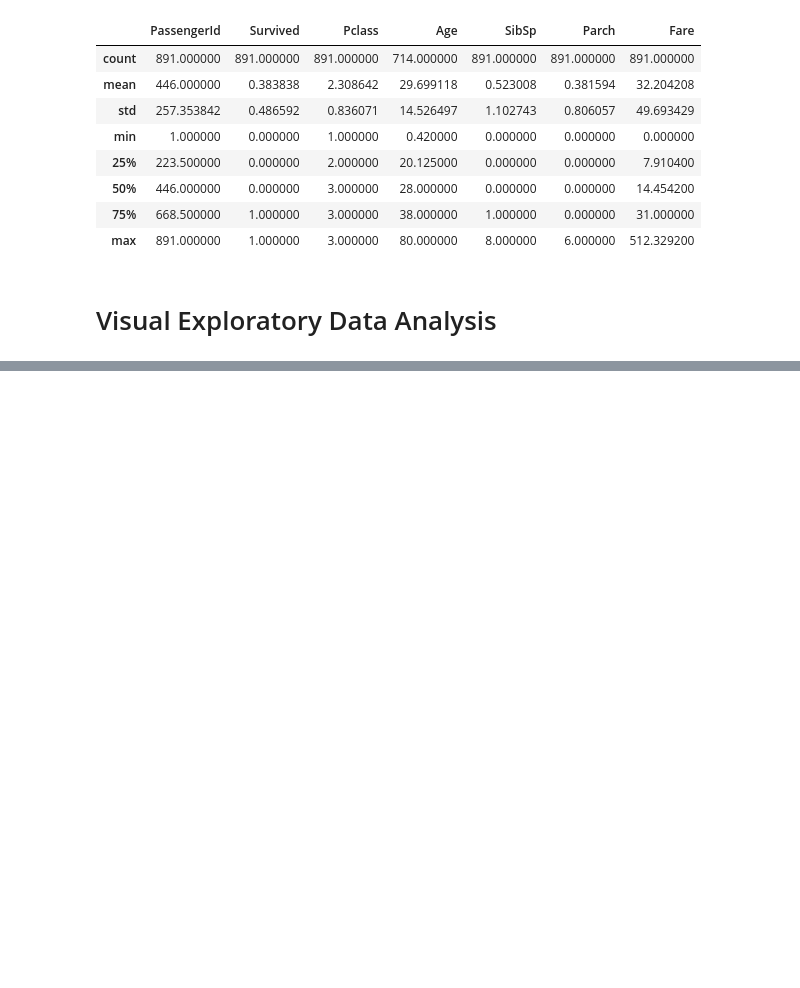
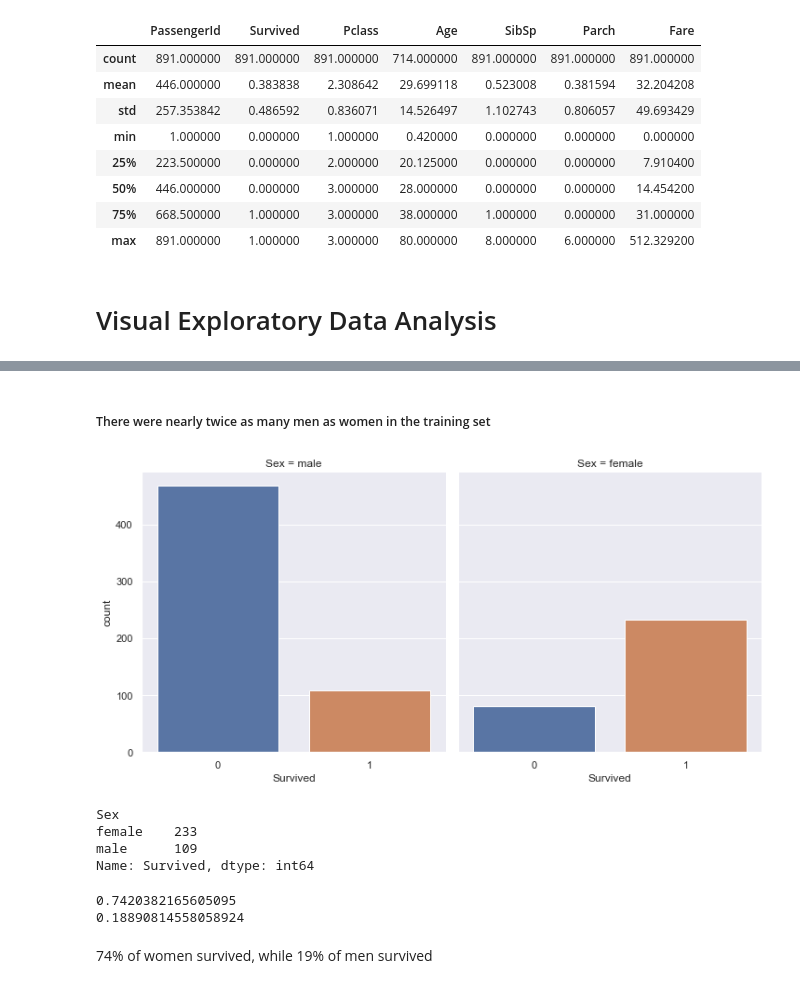
Before and after one commit to emekdahl/titanic, a Jupyter notebook: titanic.ipynb, the cells around one changed output, grey strips where cells are left out. Drawn from its saved outputs; the diff is of its cells as text; code cells hidden in the pictures; blank space fills up the shorter version.

```diff
--- a/titanic.ipynb
+++ b/titanic.ipynb
@@ -107,0 +124,21 @@ sns.countplot(x='Survived', data=df_train)
+# %% [markdown]
+##### There were nearly twice as many men as women in the training set
+# %%
+sns.factorplot(x='Survived', col='Sex', kind='count', data=df_train);
+# %% [output]
+[figure, added]
+# %%
+df_train.groupby(['Sex']).Survived.sum()
+# %% [output]
+Sex
+female    233
+male      109
+Name: Survived, dtype: int64
+# %%
+print(df_train[df_train.Sex == 'female'].Survived.sum()/df_train[df_train.Sex == 'female'].Survived.count())
+print(df_train[df_train.Sex == 'male'].Survived.sum()/df_train[df_train.Sex == 'male'].Survived.count())
+# %% [output]
+0.7420382165605095
+0.18890814558058924
+# %% [markdown]
+74% of women survived, while 19% of men survived
```
Also changed, not shown: parts of 9 cells of this notebook, 2 other files.
